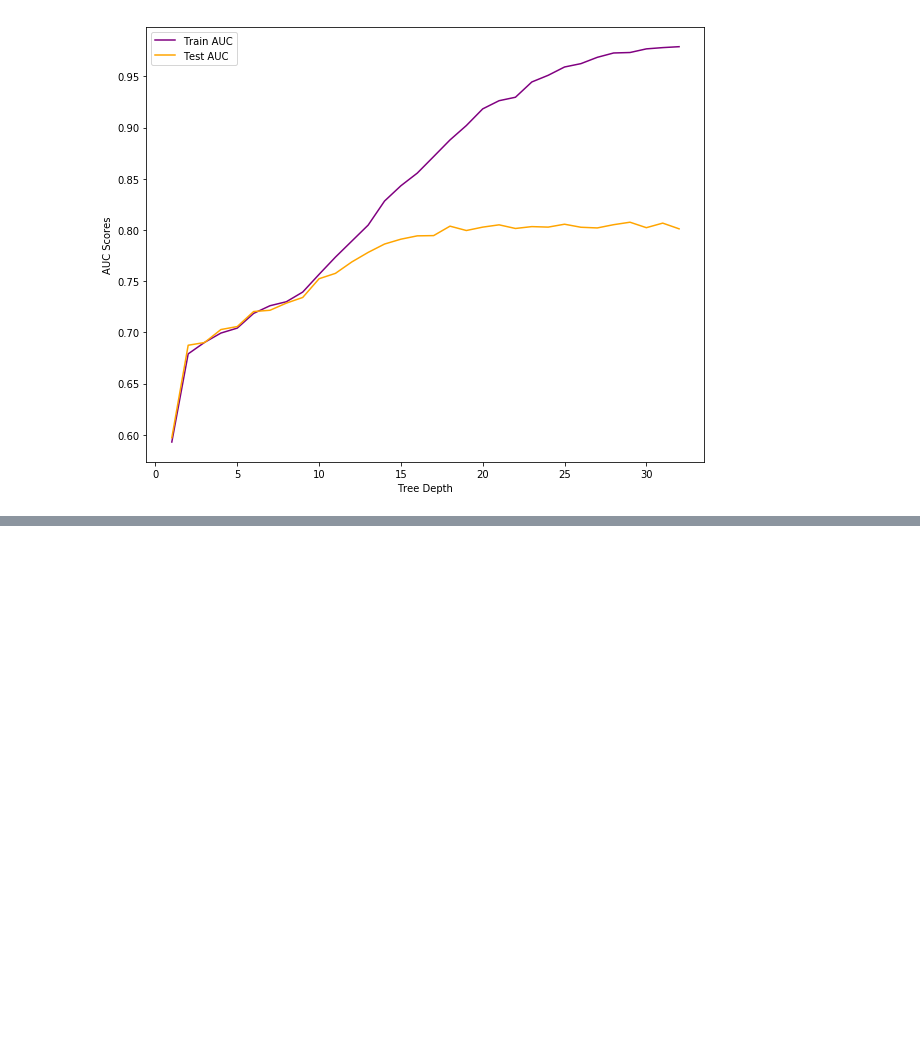
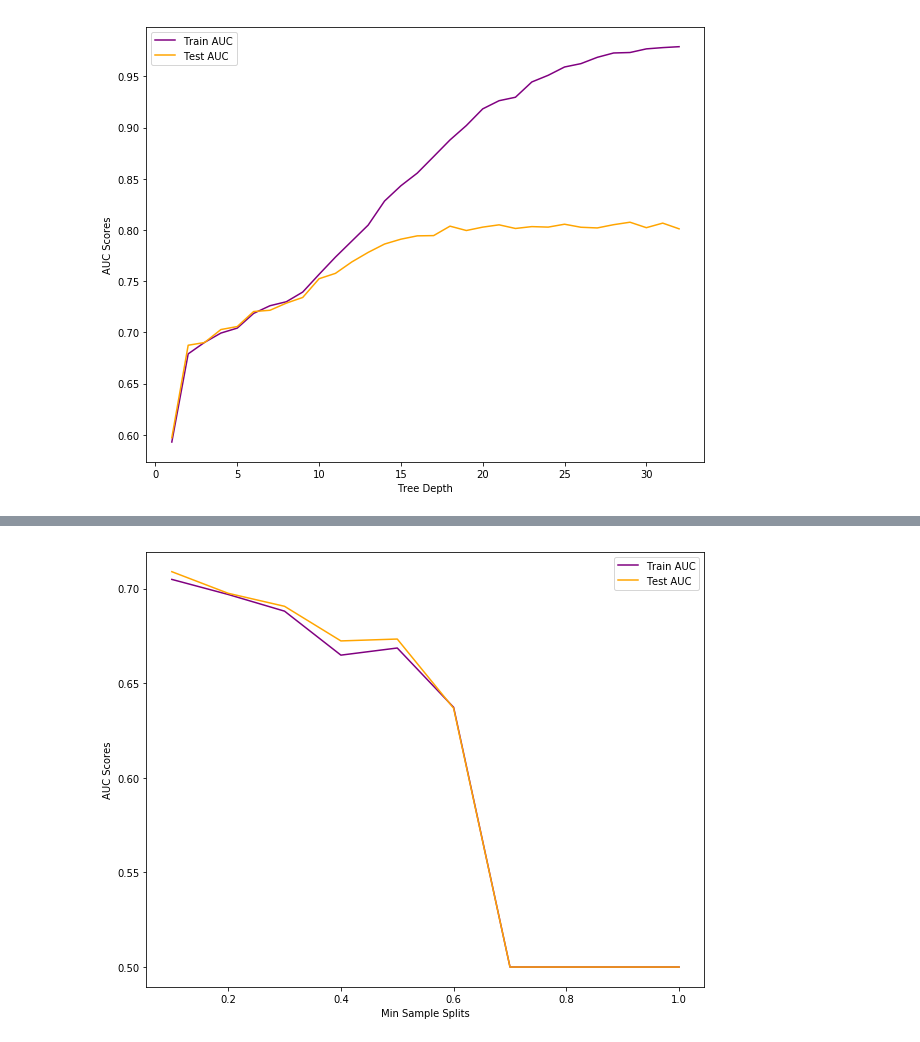
Before and after one commit to MagicMilly/dsc-3-final-project-online-ds-ft-100118, a Jupyter notebook: student.ipynb, the cells around one changed output, grey strips where cells are left out. Saved outputs shown, nothing was run; the diff lists cells and outputs as text; code cells hidden in the pictures; blank space fills up the shorter version.

```diff
--- a/student.ipynb
+++ b/student.ipynb
@@ -1424,0 +1427,30 @@ def get_roc_auc
+# %%
+# Visualize AUC scores for different values of min_sample_splits
+
+min_sample_splits = np.linspace(0.1, 1, 10, endpoint=True)
+train_auc = []
+test_auc = []
+
+for split in min_sample_splits:
+
+    rf = RandomForestClassifier(min_samples_split=split)
+    rf.fit(X_train, y_train)
+    train_pred = rf.predict(X_train)
+    fpr, tpr, thresh = roc_curve(y_train, train_pred)
+    roc_auc = auc(fpr, tpr)
+    train_auc.append(roc_auc)
+
+    test_pred = rf.predict(X_test)
+    fpr, tpr, thresh = roc_curve(y_test, test_pred)
+    roc_auc = auc(fpr, tpr)
+    test_auc.append(roc_auc)
+
+plt.figure(figsize=(10,8))
+plt.plot(min_sample_splits, train_auc, color='purple', label='Train AUC')
+plt.plot(min_sample_splits, test_auc, color='orange', label='Test AUC')
+plt.xlabel('Min Sample Splits')
+plt.ylabel('AUC Scores')
+plt.legend(loc='best')
+plt.show();
+# %% [output]
+[figure, added]
```
Also changed, not shown: parts of 8 cells of this notebook.
